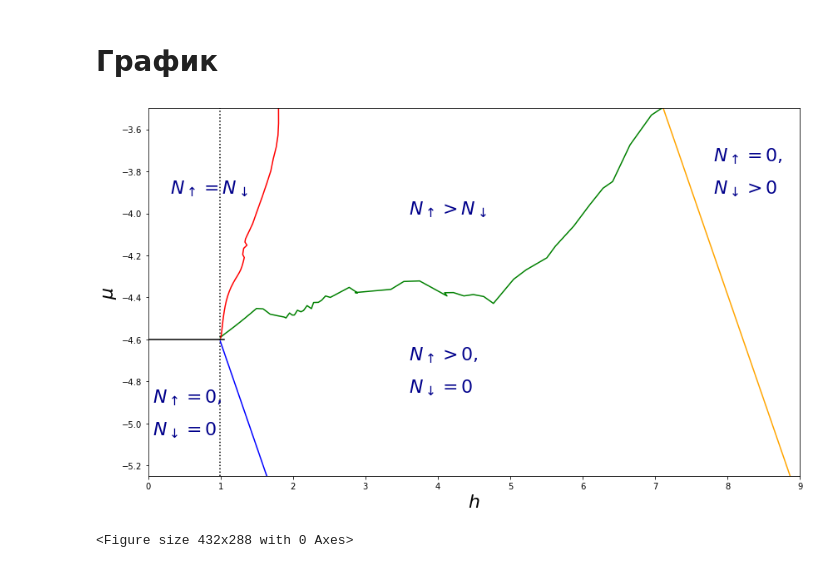
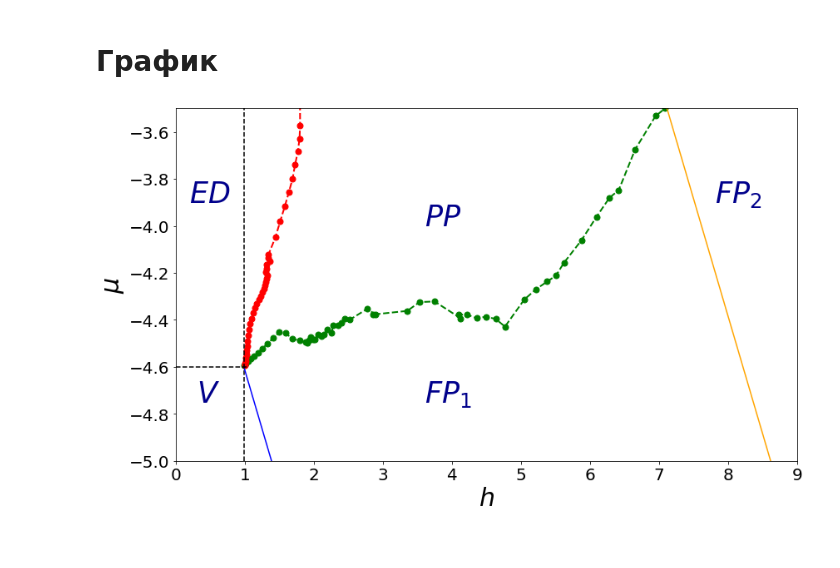
Before and after one commit to mindelly/diagrams2, a Jupyter notebook: W = 4/W = 4.ipynb, the cells around one changed output. Saved outputs shown, nothing was run; the diff lists cells and outputs as text; code cells hidden in the pictures.

```diff
--- a/W = 4/W = 4.ipynb
+++ b/W = 4/W = 4.ipynb
@@ -46,26 +46,27 @@ h3 = np.arange(6.5, 10, 0.1)
 # График
 # %%
 plt.figure(figsize=(12, 7))
-plt.plot(h1, mu1, '-', color='green')
-plt.plot(h_, mu_, '-', color='red')
-plt.axhline(y=(e11/2), color='black', xmax = h1[0]/8.5)
-plt.axvline(x=h1[0], linestyle=':', color='black')
-plt.plot(h, mu(h), '-', color = 'blue')
+kwds = dict(ls='--', marker='o', lw=2, markersize=7)
+plt.plot(h1, mu1, '-', color='green', **kwds)
+plt.plot(h_, mu_, color='red', **kwds)
+plt.axhline(y=(e11/2), color='black', xmax = h1[0]/8.5, ls='--')
+plt.axvline(x=h1[0], color='black', ls='--')
+plt.plot(h, mu(h), '-', color = 'blue', ls='-')
 plt.plot(h3, mu3(h3), '-', color = 'orange')
-plt.axis([0, 9, -5.25, -3.5])
-plt.text(0.3, -3.9, r'$N_\uparrow=N_\downarrow$', fontsize=22, color='darkblue')
-plt.text(0.06, -4.9, r'$N_\uparrow=0,$', fontsize=22, color='darkblue')
-plt.text(0.06, -5.05, r'$N_\downarrow=0$', fontsize=22, color='darkblue')
-plt.text(3.6, -4.0, r'$N_\uparrow > N_\downarrow$', fontsize=22, color='darkblue')
-plt.text(3.6, -4.7, r'$N_\uparrow > 0 ,$', fontsize=22, color='darkblue')
-plt.text(3.6, -4.85, r'$N_\downarrow = 0$', fontsize=22, color='darkblue')
-plt.text(7.8, -3.75, r'$N_\uparrow = 0 ,$', fontsize=22, color='darkblue')
-plt.text(7.8, -3.9, r'$N_\downarrow > 0$', fontsize=22, color='darkblue')
-plt.xlabel('$h$', fontsize=22)
-plt.ylabel(r'$\mu$', fontsize=22)
+plt.axis([0, 9, -5.0, -3.5])
+plt.text(0.2, -3.9, r'$ED$', fontsize=35, color='darkblue')
+# plt.text(0.1, -4.85, r'$N_{\uparrow} = 0$', fontsize=20, color='darkblue')
+# plt.text(0.1, -4.95, r'$N_{\downarrow} = 0$', fontsize=20, color='darkblue')
+plt.text(0.3, -4.75, r'$V$', fontsize=35, color='darkblue')
+plt.text(3.6, -4.0, r'$PP$', fontsize=35, color='darkblue')
+plt.text(3.6, -4.75, r'$FP_1$', fontsize=35, color='darkblue')
+plt.text(7.8, -3.9, r'$FP_2$', fontsize=35, color='darkblue')
+plt.xlabel('$h$', fontsize=30)
+plt.ylabel(r'$\mu$', fontsize=30)
+plt.gca().xaxis.set_tick_params(labelsize=20)
+plt.gca().yaxis.set_tick_params(labelsize=20)
 plt.tight_layout()
-plt.show()
+# plt.show()
 plt.savefig('W4.png')
 # %% [output]
-[figure, old version]
+[figure, new version]
-<Figure size 432x288 with 0 Axes>
```
Also changed, not shown: 4 other files.
